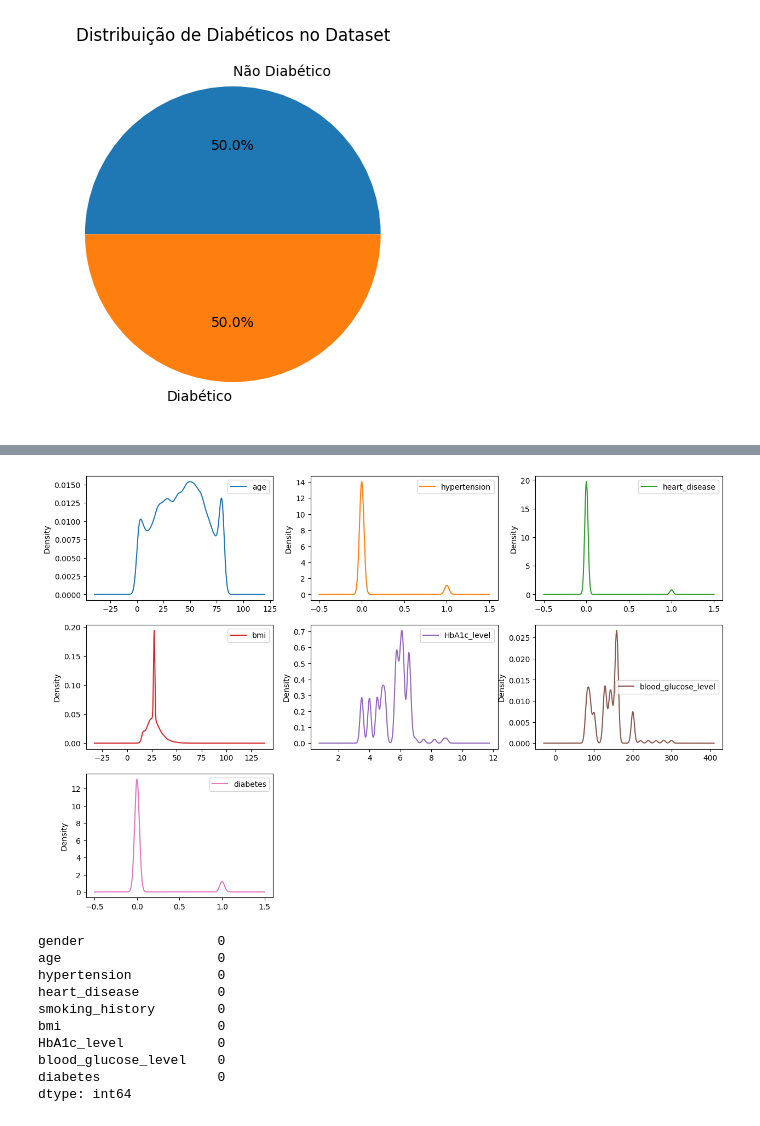
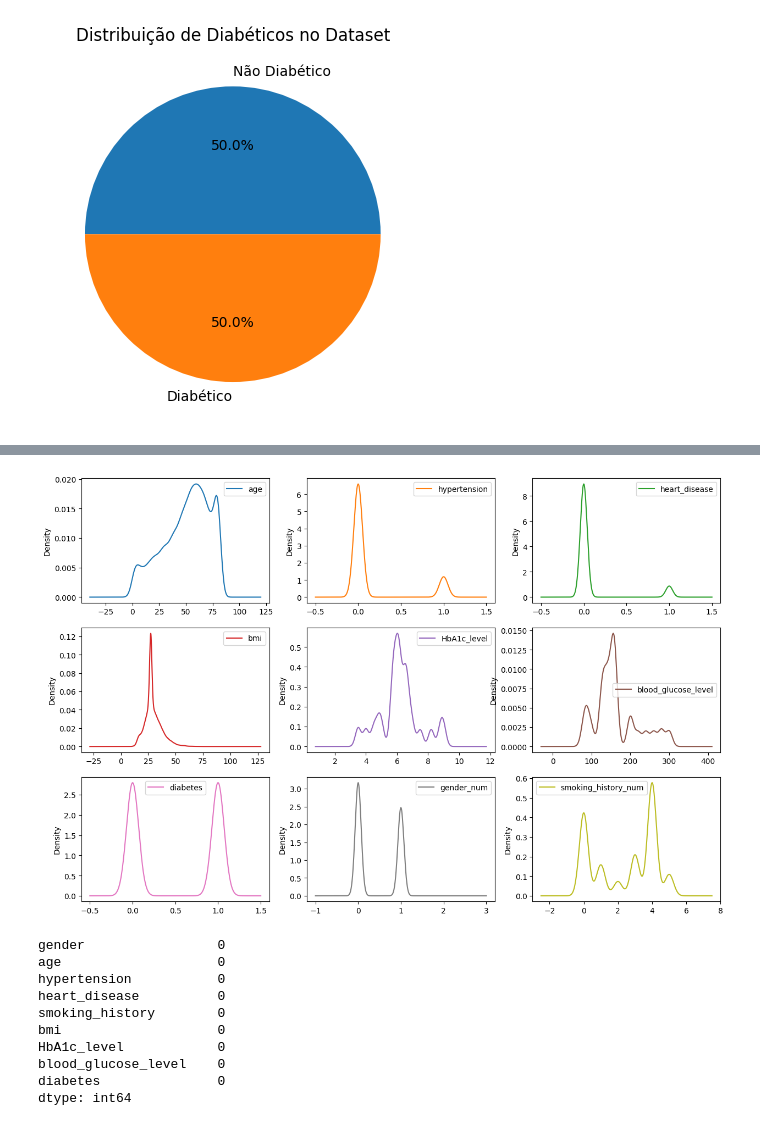
Before and after one commit to PedroHudson/PUC_aulas, a Jupyter notebook: MVP_teste.ipynb, the cells around one changed output, grey strips where cells are left out. Saved outputs shown, nothing was run; the diff lists cells and outputs as text; code cells hidden in the pictures.

```diff
--- a/MVP_teste.ipynb
+++ b/MVP_teste.ipynb
@@ -143,3 +143,6 @@ plt.title("Distribuição de Diabéticos no Dataset")
 plt.show()
 # %% [output]
 [figure]
+# %%
+dataset_balanceado['gender_num'] = pd.Categorical(dataset_balanceado['gender']).codes
+dataset_balanceado['smoking_history_num'] = pd.Categorical(dataset_balanceado['smoking_history']).codes
@@ -158,9 +175,9 @@ plt.show()
 # %%
 # Density Plot
-dataset.plot(kind = 'density', subplots = True, layout = (3,3), sharex = False, figsize = (15,10))
+dataset_balanceado.plot(kind = 'density', subplots = True, layout = (3,3), sharex = False, figsize = (15,10))
 plt.show()
 # %% [output]
-[figure, old version]
+[figure, new version]
 # %%
 # Tratamento de Missings
 
```
Also changed, not shown: parts of 15 cells of this notebook.
